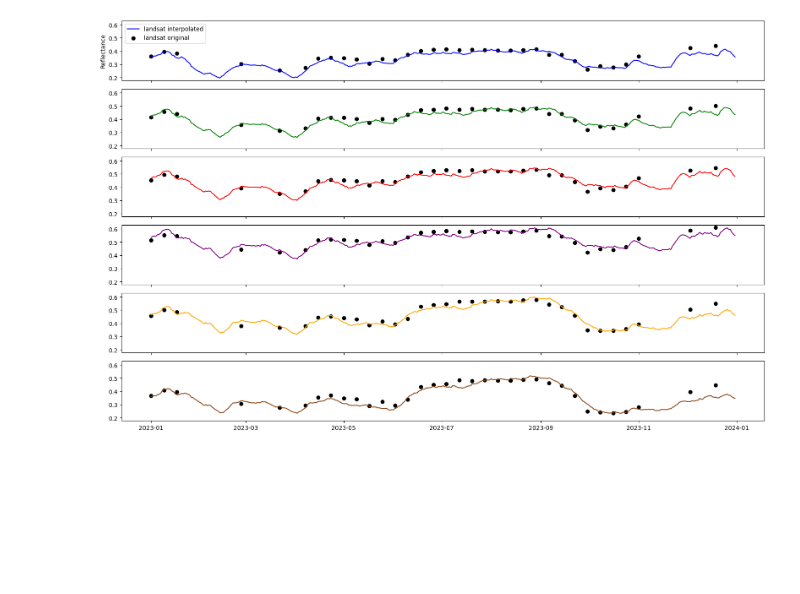
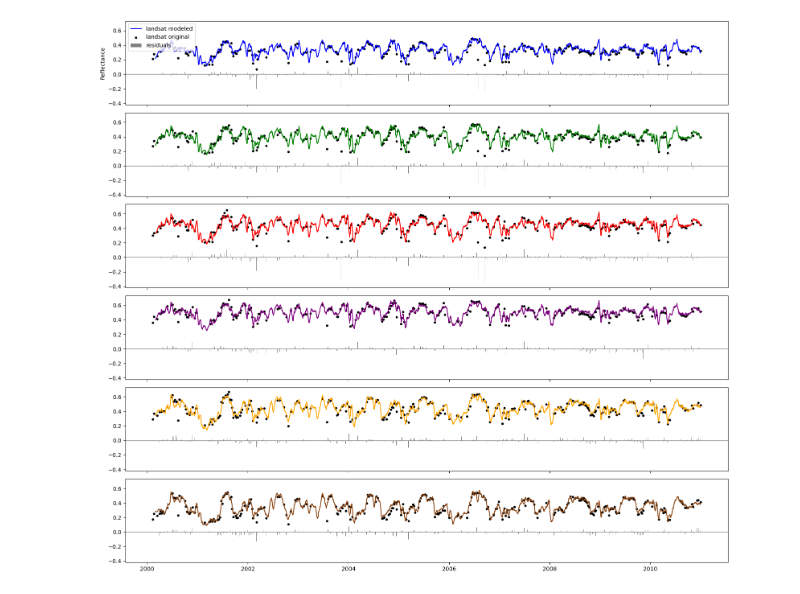
Before and after one commit to pibonacic/groundwater-remote-sensing, a Jupyter notebook: code/13b_modis-landsat.ipynb, the cells around one changed output. Drawn from its saved outputs; the diff is of its cells as text; code cells hidden in the pictures; blank space fills up the shorter version.

```diff
--- a/code/13b_modis-landsat.ipynb
+++ b/code/13b_modis-landsat.ipynb
@@ -14,12 +17,12 @@ terra_df1 = process_remote(
     stats=False,
     filter_cols=False,
     interpolation=True, strategy='time',
-    smooth=True, window_length= 31,
+    smooth=True, window_length= 25, polyorder=2 # ventana de 25 dias maximiza r2 test en 4/6 bandas
 )
 landsat_df1 = process_remote(
     filepath='../data/processed/satellites/SDH1_L_30m_1984-07_2026-06.csv',
     duplicates=True, reindex=True,
-    outliers=True, z_thresh=2.5,
+    outliers=True, z_thresh=2,
     stats=True,
     filter_cols=True,
     remote_cols=['blue_mean', 'green_mean', 'red_mean', 'nir_mean', 'swir1_mean', 'swir2_mean'],
@@ -130,3 +294,3 @@ def generate_daily_landsat_series(df_landsat, df_modis, band_mapping):
 # %%
-landsat_daily_df1 = generate_daily_landsat_series(landsat_df1, terra_df1, band_mapping)
+landsat_daily_df1, landsat_residuals_df1 = generate_daily_landsat_series(landsat_df1, terra_df1, band_mapping)
 # %% [output]
@@ -151,33 +427,46 @@ Metrics swir2 - R2: 0.80 | MAE: 0.03 | RMSE: 0.05
 # %%
-start = '2023'
-end = '2023'
+start = '2000'
+end = '2010'
 
 landsat_daily_df1 = slice_by_dates(landsat_daily_df1, start, end)
 landsat_df1 = slice_by_dates(landsat_df1, start, end)
+landsat_residuals_df1 = slice_by_dates(landsat_residuals_df1, start, end)
 
-fig, (ax1, ax2, ax3, ax4, ax5, ax6) = plt.subplots(6, 1, figsize=(16, 10), sharex=True, sharey=True)
+fig, (ax1, ax2, ax3, ax4, ax5, ax6) = plt.subplots(6, 1, figsize=(16, 14), sharex=True, sharey=True)
 
-ax1.plot(landsat_daily_df1.index, landsat_daily_df1['blue'], label='landsat interpolated', c='blue')
-ax1.scatter(landsat_df1.index, landsat_df1['blue_mean'], label='landsat original', color='black')
+ax1.plot(landsat_daily_df1.index, landsat_daily_df1['blue'], label='landsat modeled', c='blue')
+ax1.scatter(landsat_df1.index, landsat_df1['blue_mean'], label='landsat original', color='black', s=10)
+ax1.bar(landsat_residuals_df1.index, landsat_residuals_df1['blue'], label='residuals', color='gray', width=2)
 ax1.set_ylabel('Reflectance')
 ax1.legend(loc='upper left')
+ax1.axhline(y=0, color='gray', linestyle='-', linewidth=1)
 
 ax2.plot(landsat_daily_df1.index, landsat_daily_df1['green'], c='green')
-ax2.scatter(landsat_df1.index, landsat_df1['green_mean'], color='black')
+ax2.scatter(landsat_df1.index, landsat_df1['green_mean'], color='black', s=10)
+ax2.bar(landsat_residuals_df1.index, landsat_residuals_df1['green'], label='residuals', color='gray', width=2)
+ax2.axhline(y=0, color='gray', linestyle='-', linewidth=1)
 
 ax3.plot(landsat_daily_df1.index, landsat_daily_df1['red'], c='red')
-ax3.scatter(landsat_df1.index, landsat_df1['red_mean'], color='black')
+ax3.scatter(landsat_df1.index, landsat_df1['red_mean'], color='black', s=10)
+ax3.bar(landsat_residuals_df1.index, landsat_residuals_df1['red'], label='residuals', color='gray', width=2)
+ax3.axhline(y=0, color='gray', linestyle='-', linewidth=1)
 
 ax4.plot(landsat_daily_df1.index, landsat_daily_df1['nir'], c='purple')
-ax4.scatter(landsat_df1.index, landsat_df1['nir_mean'], color='black')
+ax4.scatter(landsat_df1.index, landsat_df1['nir_mean'], color='black', s=10)
+ax4.bar(landsat_residuals_df1.index, landsat_residuals_df1['nir'], label='residuals', color='gray', width=2)
+ax4.axhline(y=0, color='gray', linestyle='-', linewidth=1)
 
 ax5.plot(landsat_daily_df1.index, landsat_daily_df1['swir1'], c='orange')
-ax5.scatter(landsat_df1.index, landsat_df1['swir1_mean'], color='black')
+ax5.scatter(landsat_df1.index, landsat_df1['swir1_mean'], color='black', s=10)
+ax5.bar(landsat_residuals_df1.index, landsat_residuals_df1['swir1'], label='residuals', color='gray', width=2)
+ax5.axhline(y=0, color='gray', linestyle='-', linewidth=1)
 
 ax6.plot(landsat_daily_df1.index, landsat_daily_df1['swir2'], c='saddlebrown')
-ax6.scatter(landsat_df1.index, landsat_df1['swir2_mean'], color='black')
+ax6.scatter(landsat_df1.index, landsat_df1['swir2_mean'], color='black', s=10)
+ax6.bar(landsat_residuals_df1.index, landsat_residuals_df1['swir2'], label='residuals', color='gray', width=2)
+ax6.axhline(y=0, color='gray', linestyle='-', linewidth=1)
 
 plt.tight_layout()
 plt.show()
 # %% [output]
-[figure, old version]
+[figure, new version]
```
Also changed, not shown: parts of 8 cells of this notebook, 2 other files.
